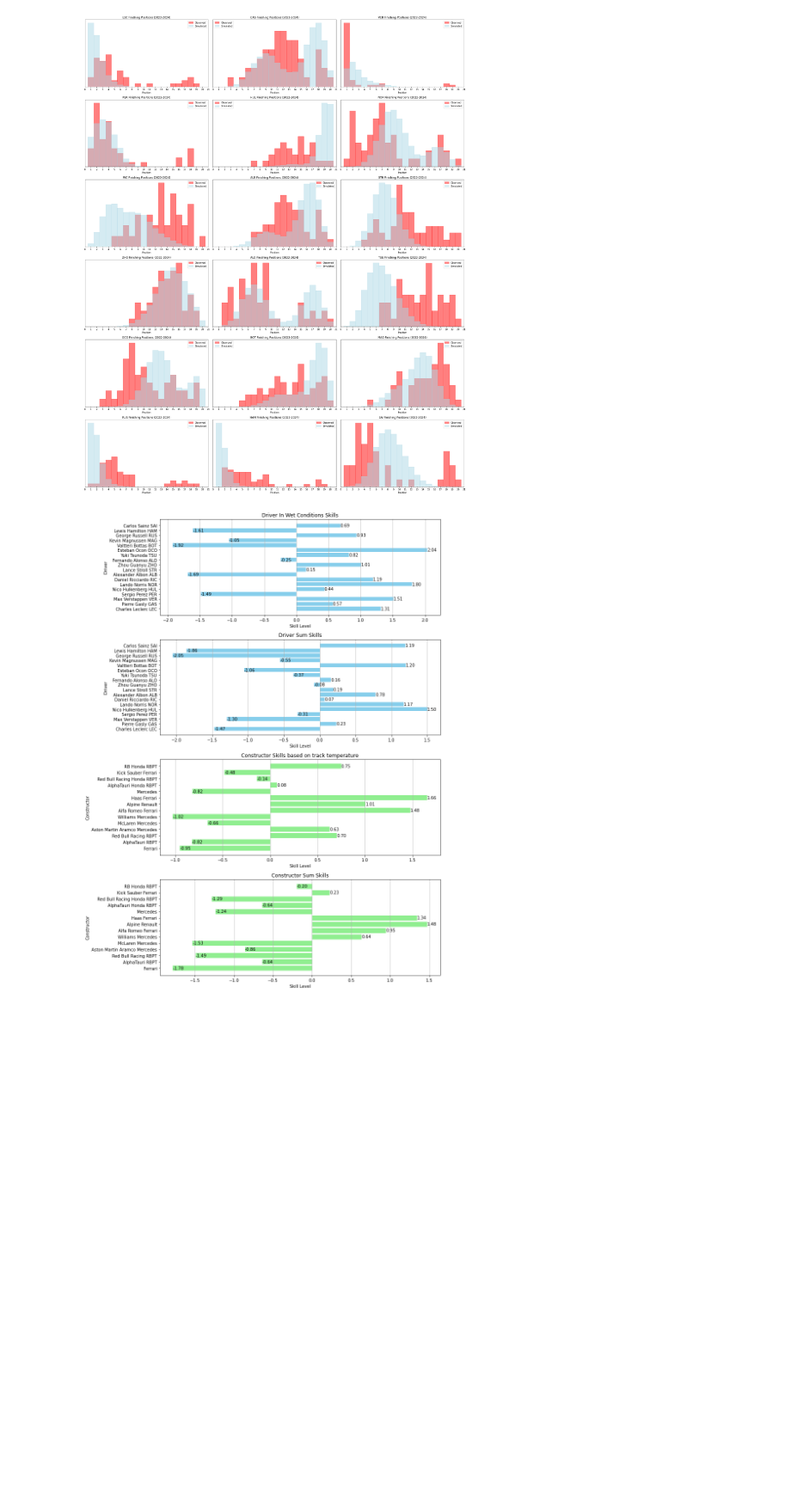
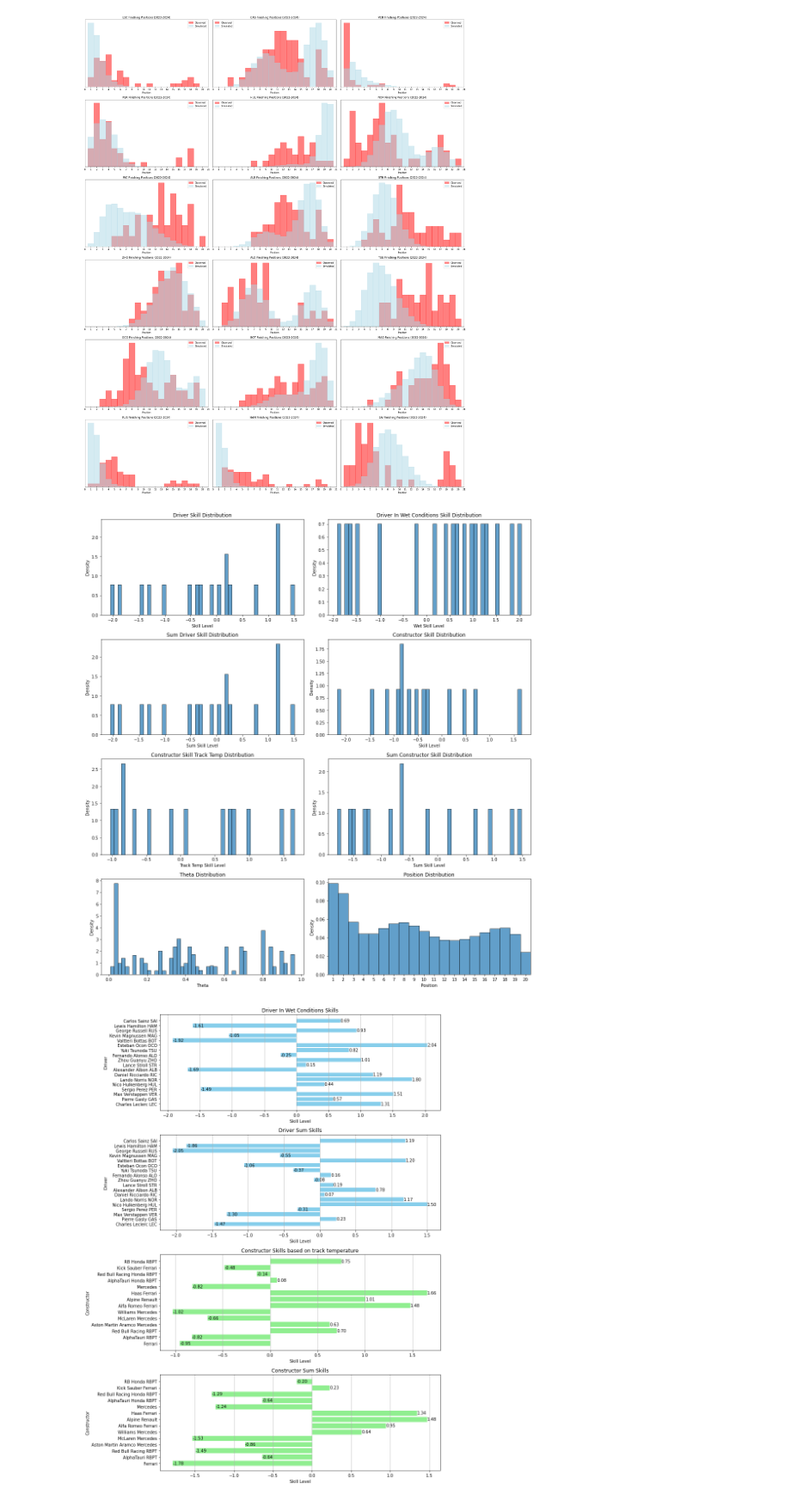
Before and after one commit to andrzejjnk/bayesian_f1, a Jupyter notebook: f1_project.ipynb, the cells around one changed output. Shown at 86% size. Saved outputs shown, nothing was run; the diff lists cells and outputs as text; code cells hidden in the pictures; blank space fills up the shorter version.

```diff
--- a/f1_project.ipynb
+++ b/f1_project.ipynb
@@ -594,6 +603,66 @@ positions_predicted_model2 = posterior_model_2.stan_variable('position_predicted
 plot_comparision_between_simulated_and_observed_for_drivers(positions_predicted_model2, df)
 # %% [output]
 [figure]
+# %%
+driver_skill_flat = posterior_model_2.stan_variable('driver_skill').flatten()
+driver_skill_wet_flat = posterior_model_2.stan_variable('driver_skill_wet').flatten()
+driver_skill_sum_flat = posterior_model_2.stan_variable('driver_skill_sum').flatten()
+constructor_skill_flat = posterior_model_2.stan_variable('constructor_skill').flatten()
+constructor_skill_flat_track_temp = posterior_model_2.stan_variable('constructor_skill_track_temp').flatten()
+constructor_skill_flat_sum = posterior_model_2.stan_variable('constructor_skill_sum').flatten()
+position_flat = posterior_model_2.stan_variable('position_predicted').flatten() + 1
+theta_flat = posterior_model_2.stan_variable('theta').flatten()
+
+
+fig, axs = plt.subplots(4, 2, figsize=(15, 16))
+
+axs[0, 0].hist(driver_skill_flat, bins=50, edgecolor='black', alpha=0.7, density=True)
+axs[0, 0].set_title('Driver Skill Distribution')
+axs[0, 0].set_xlabel('Skill Level')
+axs[0, 0].set_ylabel('Density')
+
+axs[0, 1].hist(driver_skill_wet_flat, bins=50, edgecolor='black', alpha=0.7, density=True)
+axs[0, 1].set_title('Driver In Wet Conditions Skill Distribution')
+axs[0, 1].set_xlabel('Wet Skill Level')
+axs[0, 1].set_ylabel('Density')
+
+axs[1, 0].hist(driver_skill_sum_flat, bins=50, edgecolor='black', alpha=0.7, density=True)
+axs[1, 0].set_title('Sum Driver Skill Distribution')
+axs[1, 0].set_xlabel('Sum Skill Level')
+axs[1, 0].set_ylabel('Density')
+
+axs[1, 1].hist(constructor_skill_flat, bins=50, edgecolor='black', alpha=0.7, density=True)
+axs[1, 1].set_title('Constructor Skill Distribution')
+axs[1, 1].set_xlabel('Skill Level')
+axs[1, 1].set_ylabel('Density')
+
+axs[2, 0].hist(constructor_skill_flat_track_temp, bins=50, edgecolor='black', alpha=0.7, density=True)
+axs[2, 0].set_title('Constructor Skill Track Temp Distribution')
+axs[2, 0].set_xlabel('Track Temp Skill Level')
+axs[2, 0].set_ylabel('Density')
+
+axs[2, 1].hist(constructor_skill_flat_sum, bins=50, edgecolor='black', alpha=0.7, density=True)
+axs[2, 1].set_title('Sum Constructor Skill Distribution')
+axs[2, 1].set_xlabel('Sum Skill Level')
+axs[2, 1].set_ylabel('Density')
+
+axs[3, 0].hist(theta_flat, bins=50, edgecolor='black', alpha=0.7, density=True)
+axs[3, 0].set_title('Theta Distribution')
+axs[3, 0].set_xlabel('Theta')
+axs[3, 0].set_ylabel('Density')
+
+axs[3, 1].hist(position_flat, bins=np.arange(1, 22) - 0.5, edgecolor='black', alpha=0.7, density=True)
+axs[3, 1].set_title('Position Distribution')
+axs[3, 1].set_xlabel('Position')
+axs[3, 1].set_ylabel('Density')
+axs[3, 1].set_xticks(range(1, 21))
+axs[3, 1].set_xlim([0.5, 20.5])
+
+# Adjust layout
+plt.tight_layout()
+plt.show()
+# %% [output]
+[figure, added]
 # %%
 driver_skill_sum_wet_model2 = posterior_model_2.stan_variable('driver_skill_wet')
 driver_skill_model2_sum = posterior_model_2.stan_variable('driver_skill_sum')
```
Also changed, not shown: parts of 10 cells of this notebook, 4 other files.
